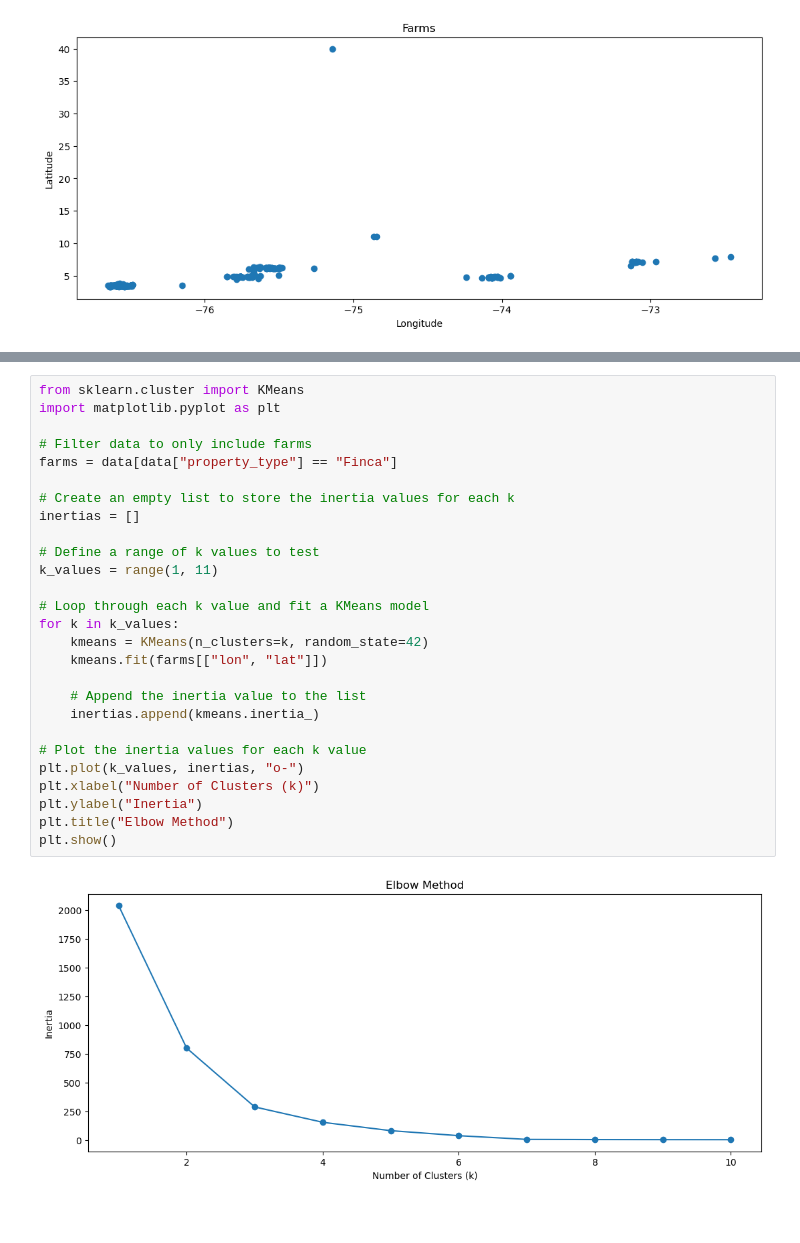
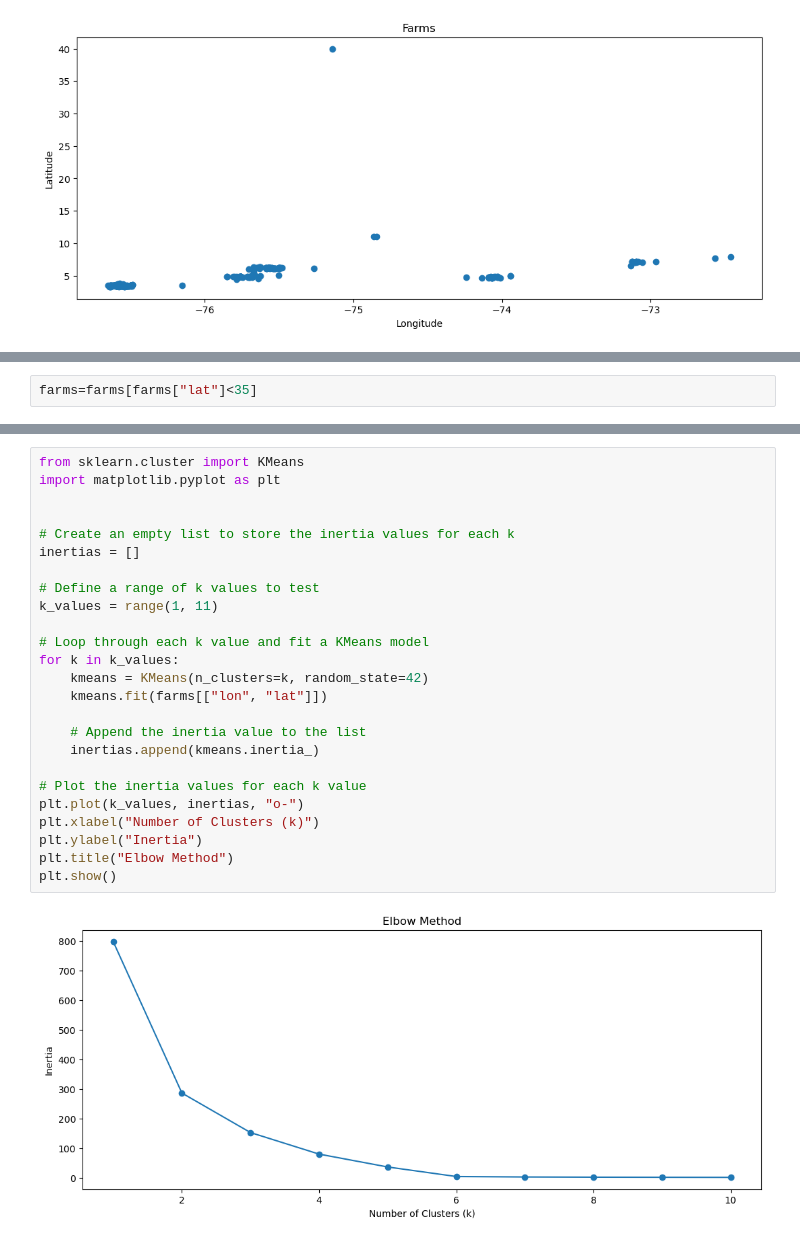
Before and after one commit to afrincon2/visualization, a Jupyter notebook: Prices.ipynb, the cells around one changed output, grey strips where cells are left out. Cells and saved outputs as stored; diff of their text form; blank space fills up the shorter version.

```diff
--- a/Prices.ipynb
+++ b/Prices.ipynb
@@ -293,0 +299,2 @@ plt.scatter(farms["lon"],farms["lat"])
+# %%
+farms=farms[farms["lat"]<35]
@@ -294,32 +309,30 @@ plt.scatter(farms["lon"],farms["lat"])
 # %%
 from sklearn.cluster import KMeans
 import matplotlib.pyplot as plt
 
-# Filter data to only include farms
-farms = data[data["property_type"] == "Finca"]
 
 # Create an empty list to store the inertia values for each k
 inertias = []
 
 # Define a range of k values to test
 k_values = range(1, 11)
 
 # Loop through each k value and fit a KMeans model
 for k in k_values:
     kmeans = KMeans(n_clusters=k, random_state=42)
     kmeans.fit(farms[["lon", "lat"]])
 
     # Append the inertia value to the list
     inertias.append(kmeans.inertia_)
 
 # Plot the inertia values for each k value
 plt.plot(k_values, inertias, "o-")
 plt.xlabel("Number of Clusters (k)")
 plt.ylabel("Inertia")
 plt.title("Elbow Method")
 plt.show()
 # %% [output]
-[figure, old version]
+[figure, new version]
 # %%
 from sklearn.cluster import KMeans
 
```
Also changed, not shown: parts of 4 cells of this notebook.
